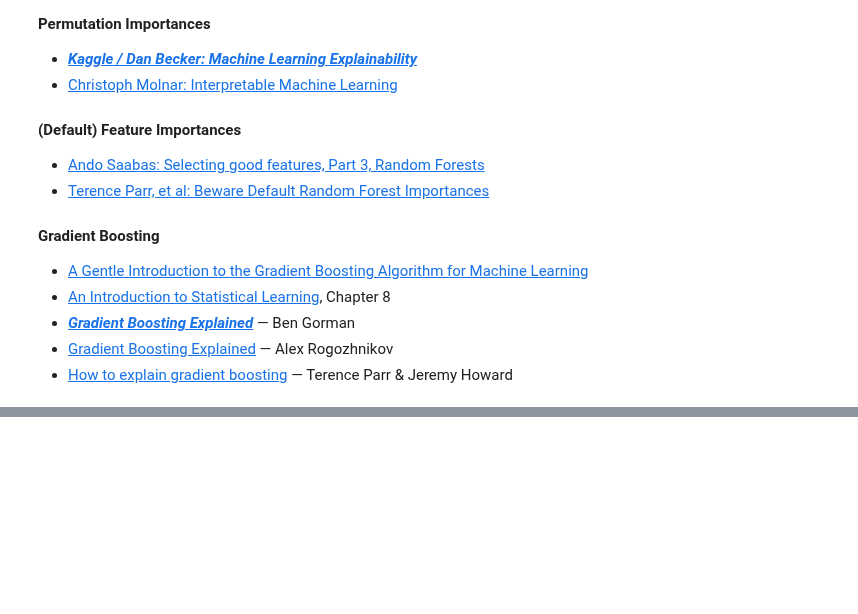
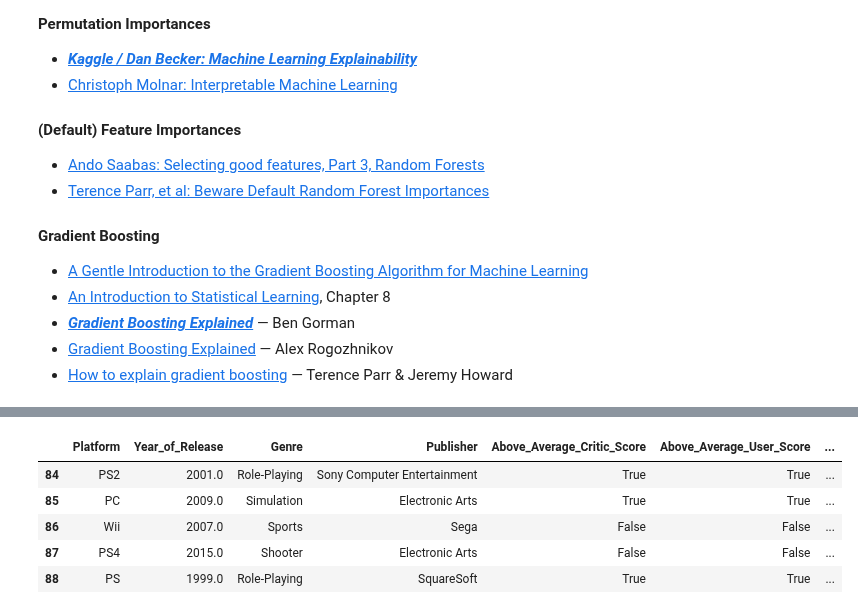
Before and after one commit to mariokart345/DS-Unit-2-Applied-Modeling, a Jupyter notebook: module3-permutation-boosting/LS_DS_233_assignment.ipynb, the cells around one changed output, grey strips where cells are left out. Saved outputs shown, nothing was run; the diff lists cells and outputs as text; code cells hidden in the pictures; blank space fills up the shorter version.

```diff
--- a/module3-permutation-boosting/LS_DS_233_assignment.ipynb
+++ b/module3-permutation-boosting/LS_DS_233_assignment.ipynb
@@ -96,6 +97,15 @@ def wrangle(df):
     return df
 # %%
 game_sales = wrangle(df)
+# %%
+game_sales.head()
+# %% [output]
+|  | Platform | Year_of_Release | Genre | Publisher | Above_Average_Critic_Score | Above_Average_User_Score | ... |
+| 84 | PS2 | 2001.0 | Role-Playing | Sony Computer Entertainment | True | True | ... |
+| 85 | PC | 2009.0 | Simulation | Electronic Arts | True | True | ... |
+| 86 | Wii | 2007.0 | Sports | Sega | False | False | ... |
+| 87 | PS4 | 2015.0 | Shooter | Electronic Arts | False | False | ... |
+| 88 | PS | 1999.0 | Role-Playing | SquareSoft | True | True | ... |
 # %%
 from sklearn.model_selection import train_test_split
 train,val = train_test_split(game_sales,train_size=0.8,test_size=0.2,random_state=25)
```
Also changed, not shown: parts of 18 cells of this notebook.
